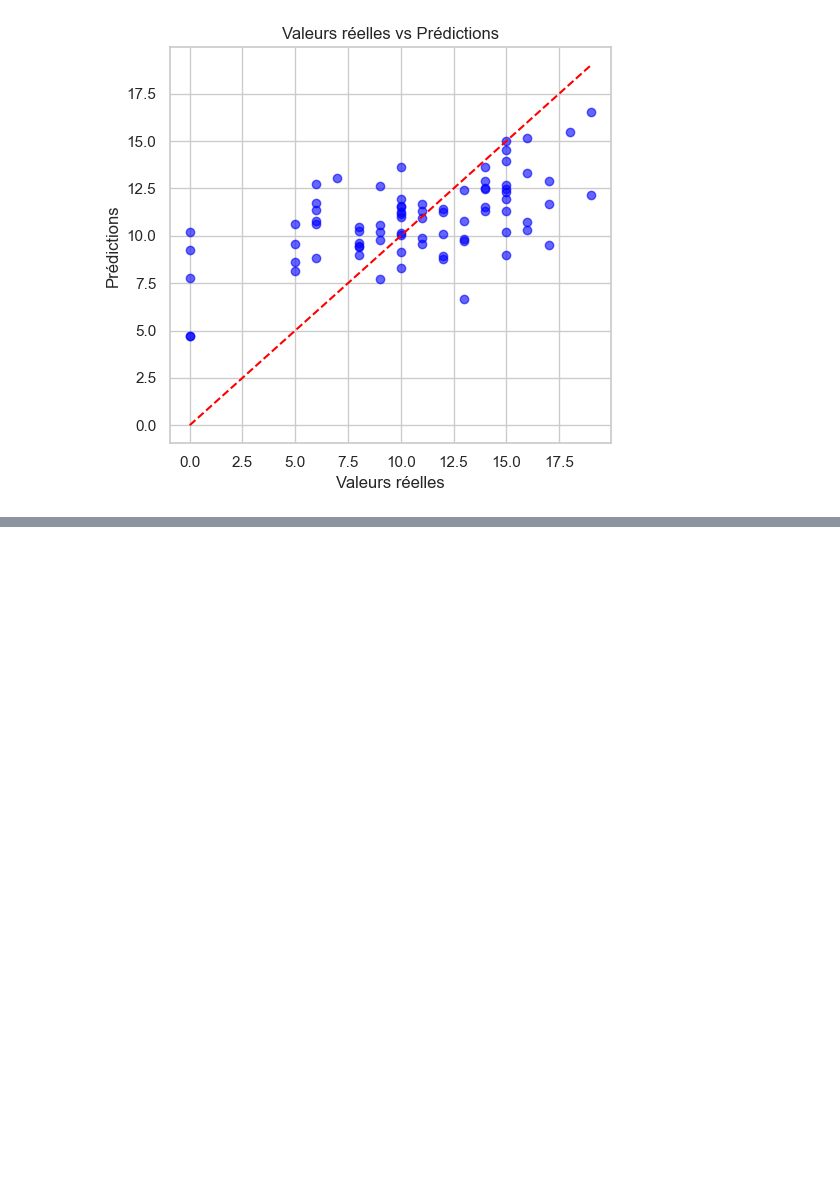
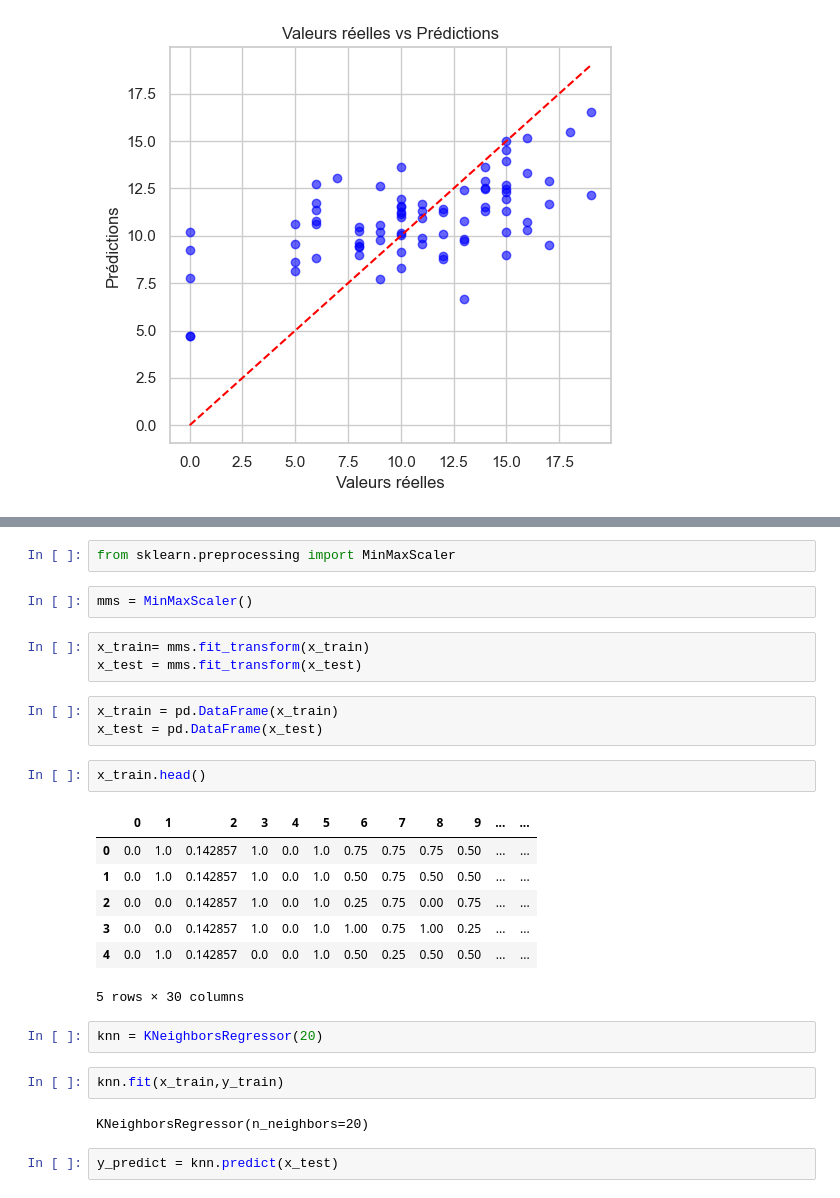
Before and after one commit to rachdigit/Projet_DataMining, a Jupyter notebook: proj_dm.ipynb, the cells around one changed output, grey strips where cells are left out. Drawn from its saved outputs; the diff is of its cells as text; blank space fills up the shorter version.

```diff
--- a/proj_dm.ipynb
+++ b/proj_dm.ipynb
@@ -2007,0 +2033,28 @@ r2_score =  0.3348658084869385
+# %%
+from sklearn.preprocessing import MinMaxScaler
+# %%
+mms = MinMaxScaler()
+# %%
+x_train= mms.fit_transform(x_train)
+x_test = mms.fit_transform(x_test)
+# %%
+x_train = pd.DataFrame(x_train)
+x_test = pd.DataFrame(x_test)
+# %%
+x_train.head()
+# %% [output]
+|  | 0 | 1 | 2 | 3 | 4 | 5 | 6 | 7 | 8 | 9 | ... | ... |
+| 0 | 0.0 | 1.0 | 0.142857 | 1.0 | 0.0 | 1.0 | 0.75 | 0.75 | 0.75 | 0.50 | ... | ... |
+| 1 | 0.0 | 1.0 | 0.142857 | 1.0 | 0.0 | 1.0 | 0.50 | 0.75 | 0.50 | 0.50 | ... | ... |
+| 2 | 0.0 | 0.0 | 0.142857 | 1.0 | 0.0 | 1.0 | 0.25 | 0.75 | 0.00 | 0.75 | ... | ... |
+| 3 | 0.0 | 0.0 | 0.142857 | 1.0 | 0.0 | 1.0 | 1.00 | 0.75 | 1.00 | 0.25 | ... | ... |
+| 4 | 0.0 | 1.0 | 0.142857 | 0.0 | 0.0 | 1.0 | 0.50 | 0.25 | 0.50 | 0.50 | ... | ... |
+5 rows × 30 columns
+# %%
+knn = KNeighborsRegressor(20)
+# %%
+knn.fit(x_train,y_train)
+# %% [output]
+KNeighborsRegressor(n_neighbors=20)
+# %%
+y_predict = knn.predict(x_test)
```
Also changed, not shown: parts of 16 cells of this notebook.
